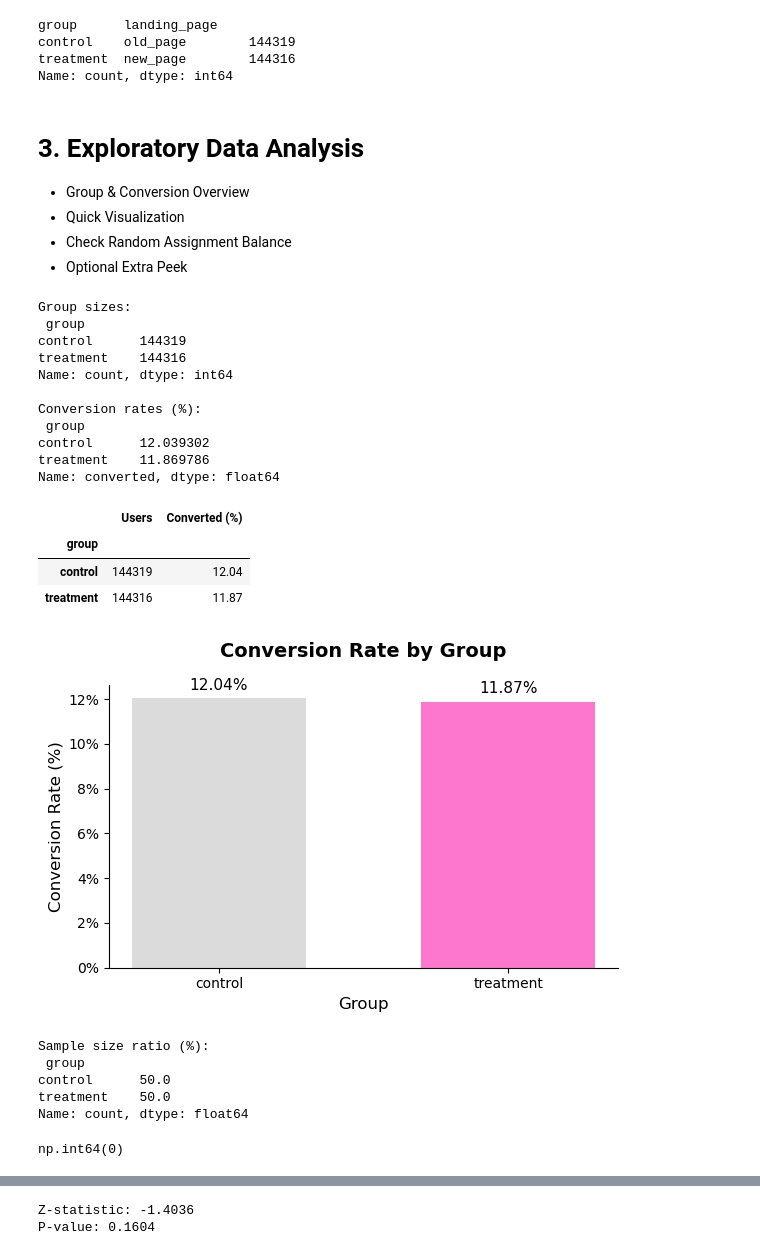
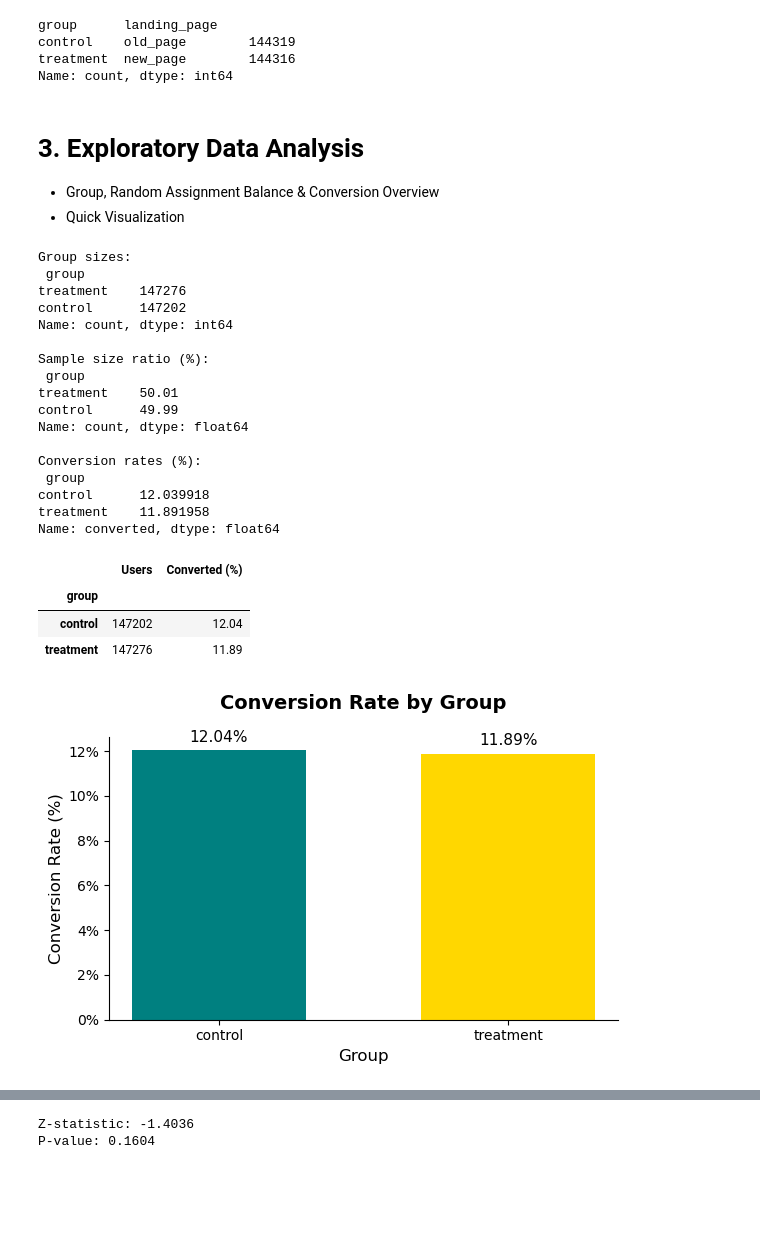
Before and after one commit to SuslovAnton/bank-landing-ab-test, a Jupyter notebook: notebooks/1_load_and_overview.ipynb, the cells around one changed output, grey strips where cells are left out. Cells and saved outputs as stored; diff of their text form; code cells hidden in the pictures; blank space fills up the shorter version.

```diff
--- a/notebooks/1_load_and_overview.ipynb
+++ b/notebooks/1_load_and_overview.ipynb
@@ -95,14 +107,16 @@ Name: count, dtype: int64
 # %% [markdown]
 # 3. Exploratory Data Analysis
 
-- Group & Conversion Overview
+- Group, Random Assignment Balance & Conversion Overview
 - Quick Visualization
-- Check Random Assignment Balance
-- Optional Extra Peek
 # %%
 # group sizes
 group_counts = df['group'].value_counts()
 print("Group sizes:\n", group_counts, "\n")
+
+# percentage split
+split_ratio = group_counts / group_counts.sum() * 100
+print("Sample size ratio (%):\n", split_ratio.round(2), "\n")
 
 # conversion rate by group
 conversion_rates = df.groupby('group')['converted'].mean() * 100
@@ -118,19 +132,25 @@ summary
 # %% [output]
 Group sizes:
  group
-control      144319
-treatment    144316
+treatment    147276
+control      147202
 Name: count, dtype: int64
+
+Sample size ratio (%):
+ group
+treatment    50.01
+control      49.99
+Name: count, dtype: float64
 
 Conversion rates (%):
  group
-control      12.039302
-treatment    11.869786
+control      12.039918
+treatment    11.891958
 Name: converted, dtype: float64
 |  | Users | Converted (%) |
 | group |  |  |
-| control | 144319 | 12.04 |
-| treatment | 144316 | 11.87 |
+| control | 147202 | 12.04 |
+| treatment | 147276 | 11.89 |
 # %%
 import matplotlib.pyplot as plt
 
@@ -140,56 +160,40 @@ rates = conversion_rates.values
 
 plt.figure(figsize=(6,4), facecolor='white')
 
-bars = plt.bar(groups, rates, color=["#dbdbdb", "#fe77ce"], width=0.6)
+bars = plt.bar(groups, rates, color=["#008080", "#ffd700"], width=0.6)
 
 # Title and labels (added more top padding)
 plt.title('Conversion Rate by Group', fontsize=14, weight='bold', pad=20)
 plt.ylabel('Conversion Rate (%)', fontsize=12)
 plt.xlabel('Group', fontsize=12)
 
 # Keep only left (y-axis) and bottom (x-axis) spines
 ax = plt.gca()
 ax.spines['top'].set_visible(False)
 ax.spines['right'].set_visible(False)
 
 # Format y-axis with % sign
 ax.yaxis.set_major_formatter(plt.FuncFormatter(lambda y, _: f'{y:.0f}%'))
 
 # Remove grid lines
 plt.grid(False)
 
 # Add labels on bars
 for bar in bars:
     height = bar.get_height()
     plt.text(
         bar.get_x() + bar.get_width() / 2,
         height + 0.25,
         f'{height:.2f}%',
         ha='center',
         va='bottom',
         fontsize=11
     )
 
 plt.tight_layout()
 plt.show()
 # %% [output]
-[figure, old version]
+[figure, new version]
-# %%
-# percentage split
-split_ratio = group_counts / group_counts.sum() * 100
-print("Sample size ratio (%):\n", split_ratio.round(2))
-# %% [output]
-Sample size ratio (%):
- group
-control      50.0
-treatment    50.0
-Name: count, dtype: float64
-# %%
-# optional extra peek
-df['converted'].value_counts(normalize=True) * 100
-df['converted'].isna().sum()
-# %% [output]
-np.int64(0)
 # %% [markdown]
 # 4. Statistical Testing (Two-Proportion Z-Test)
 
```
Also changed, not shown: parts of 5 cells of this notebook, 3 other files.
